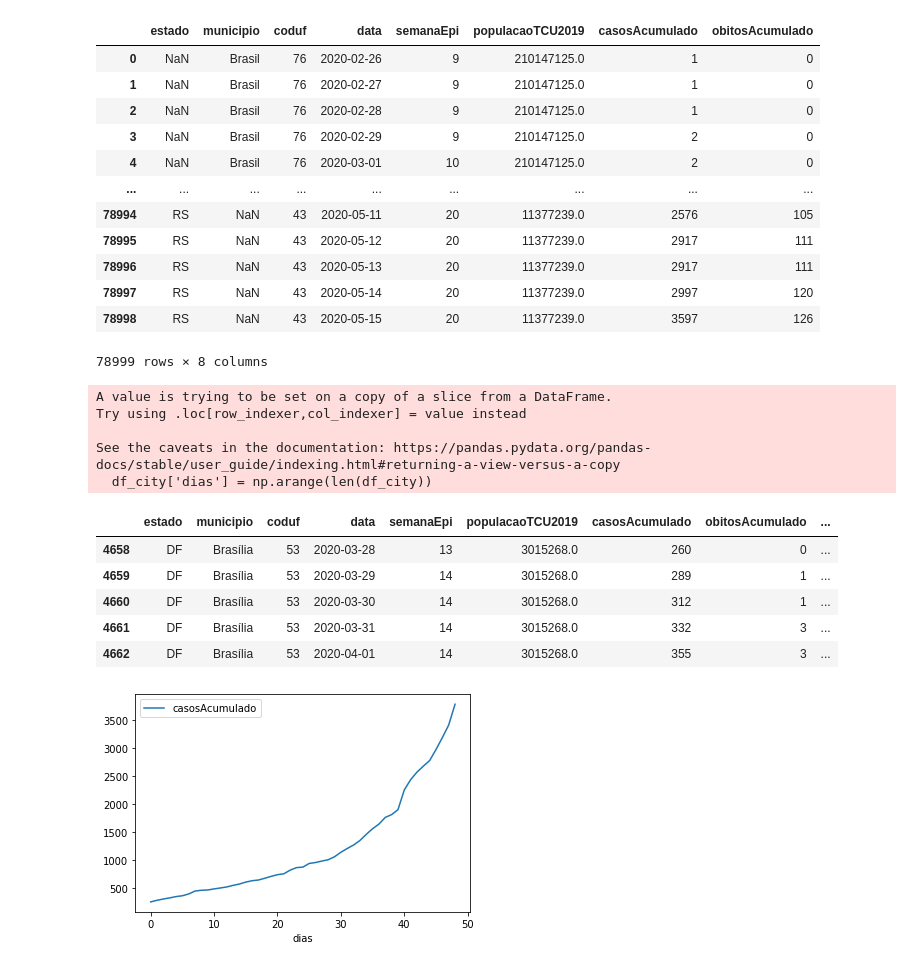
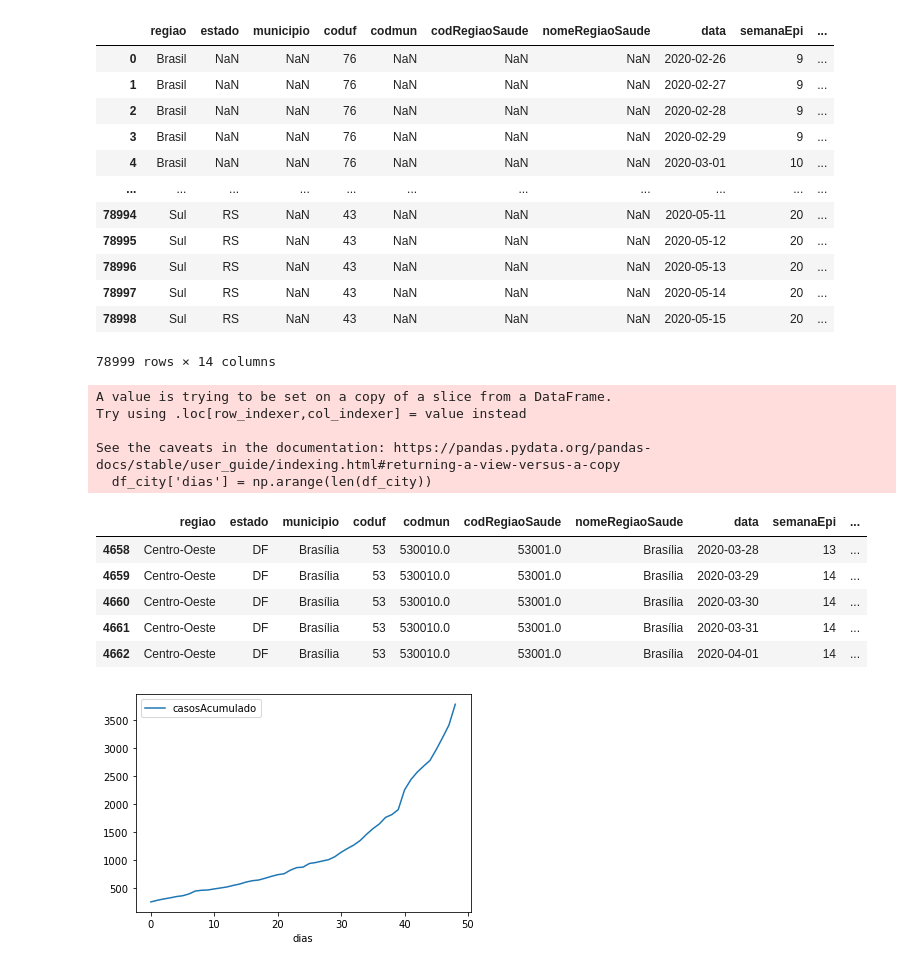
Before and after one commit to BrunoBVR/EpidemicsModels, a Jupyter notebook: SEIR/DataCleaning.ipynb, the cells around one changed output. Drawn from its saved outputs; the diff is of its cells as text; code cells hidden in the pictures.

```diff
--- a/SEIR/DataCleaning.ipynb
+++ b/SEIR/DataCleaning.ipynb
@@ -1,24 +1,26 @@
 # %%
 import pandas as pd
 import numpy as np
 
-df_gov = pd.read_excel('../GovData/HIST_PAINEL_COVIDBR_Mod.xlsx', index_col=None)
+# df_gov = pd.read_excel('../GovData/HIST_PAINEL_COVIDBR_Mod.xlsx', index_col=None)
+
+df_gov = pd.read_excel('HIST_PAINEL_COVIDBR_20200515.xlsx', index_col=None)
 
 df_gov
 # %% [output]
-|  | estado | municipio | coduf | data | semanaEpi | populacaoTCU2019 | casosAcumulado | obitosAcumulado |
-| 0 | NaN | Brasil | 76 | 2020-02-26 | 9 | 210147125.0 | 1 | 0 |
-| 1 | NaN | Brasil | 76 | 2020-02-27 | 9 | 210147125.0 | 1 | 0 |
-| 2 | NaN | Brasil | 76 | 2020-02-28 | 9 | 210147125.0 | 1 | 0 |
-| 3 | NaN | Brasil | 76 | 2020-02-29 | 9 | 210147125.0 | 2 | 0 |
-| 4 | NaN | Brasil | 76 | 2020-03-01 | 10 | 210147125.0 | 2 | 0 |
-| ... | ... | ... | ... | ... | ... | ... | ... | ... |
-| 78994 | RS | NaN | 43 | 2020-05-11 | 20 | 11377239.0 | 2576 | 105 |
-| 78995 | RS | NaN | 43 | 2020-05-12 | 20 | 11377239.0 | 2917 | 111 |
-| 78996 | RS | NaN | 43 | 2020-05-13 | 20 | 11377239.0 | 2917 | 111 |
-| 78997 | RS | NaN | 43 | 2020-05-14 | 20 | 11377239.0 | 2997 | 120 |
-| 78998 | RS | NaN | 43 | 2020-05-15 | 20 | 11377239.0 | 3597 | 126 |
+|  | regiao | estado | municipio | coduf | codmun | codRegiaoSaude | nomeRegiaoSaude | data | semanaEpi | ... |
+| 0 | Brasil | NaN | NaN | 76 | NaN | NaN | NaN | 2020-02-26 | 9 | ... |
+| 1 | Brasil | NaN | NaN | 76 | NaN | NaN | NaN | 2020-02-27 | 9 | ... |
+| 2 | Brasil | NaN | NaN | 76 | NaN | NaN | NaN | 2020-02-28 | 9 | ... |
+| 3 | Brasil | NaN | NaN | 76 | NaN | NaN | NaN | 2020-02-29 | 9 | ... |
+| 4 | Brasil | NaN | NaN | 76 | NaN | NaN | NaN | 2020-03-01 | 10 | ... |
+| ... | ... | ... | ... | ... | ... | ... | ... | ... | ... | ... |
+| 78994 | Sul | RS | NaN | 43 | NaN | NaN | NaN | 2020-05-11 | 20 | ... |
+| 78995 | Sul | RS | NaN | 43 | NaN | NaN | NaN | 2020-05-12 | 20 | ... |
+| 78996 | Sul | RS | NaN | 43 | NaN | NaN | NaN | 2020-05-13 | 20 | ... |
+| 78997 | Sul | RS | NaN | 43 | NaN | NaN | NaN | 2020-05-14 | 20 | ... |
+| 78998 | Sul | RS | NaN | 43 | NaN | NaN | NaN | 2020-05-15 | 20 | ... |
-78999 rows × 8 columns
+78999 rows × 14 columns
 # %%
 city_name = 'Brasília'
 
@@ -33,12 +35,12 @@ Try using .loc[row_indexer,col_indexer] = value instead
 
 See the caveats in the documentation: https://pandas.pydata.org/pandas-docs/stable/user_guide/indexing.html#returning-a-view-versus-a-copy
   df_city['dias'] = np.arange(len(df_city))
-|  | estado | municipio | coduf | data | semanaEpi | populacaoTCU2019 | casosAcumulado | obitosAcumulado | ... |
-| 4658 | DF | Brasília | 53 | 2020-03-28 | 13 | 3015268.0 | 260 | 0 | ... |
-| 4659 | DF | Brasília | 53 | 2020-03-29 | 14 | 3015268.0 | 289 | 1 | ... |
-| 4660 | DF | Brasília | 53 | 2020-03-30 | 14 | 3015268.0 | 312 | 1 | ... |
-| 4661 | DF | Brasília | 53 | 2020-03-31 | 14 | 3015268.0 | 332 | 3 | ... |
-| 4662 | DF | Brasília | 53 | 2020-04-01 | 14 | 3015268.0 | 355 | 3 | ... |
+|  | regiao | estado | municipio | coduf | codmun | codRegiaoSaude | nomeRegiaoSaude | data | semanaEpi | ... |
+| 4658 | Centro-Oeste | DF | Brasília | 53 | 530010.0 | 53001.0 | Brasília | 2020-03-28 | 13 | ... |
+| 4659 | Centro-Oeste | DF | Brasília | 53 | 530010.0 | 53001.0 | Brasília | 2020-03-29 | 14 | ... |
+| 4660 | Centro-Oeste | DF | Brasília | 53 | 530010.0 | 53001.0 | Brasília | 2020-03-30 | 14 | ... |
+| 4661 | Centro-Oeste | DF | Brasília | 53 | 530010.0 | 53001.0 | Brasília | 2020-03-31 | 14 | ... |
+| 4662 | Centro-Oeste | DF | Brasília | 53 | 530010.0 | 53001.0 | Brasília | 2020-04-01 | 14 | ... |
 # %%
 df_city.plot(x='dias', y='casosAcumulado');
 # %% [output]
```
Also changed, not shown: parts of 2 cells of this notebook, 6 other files.
